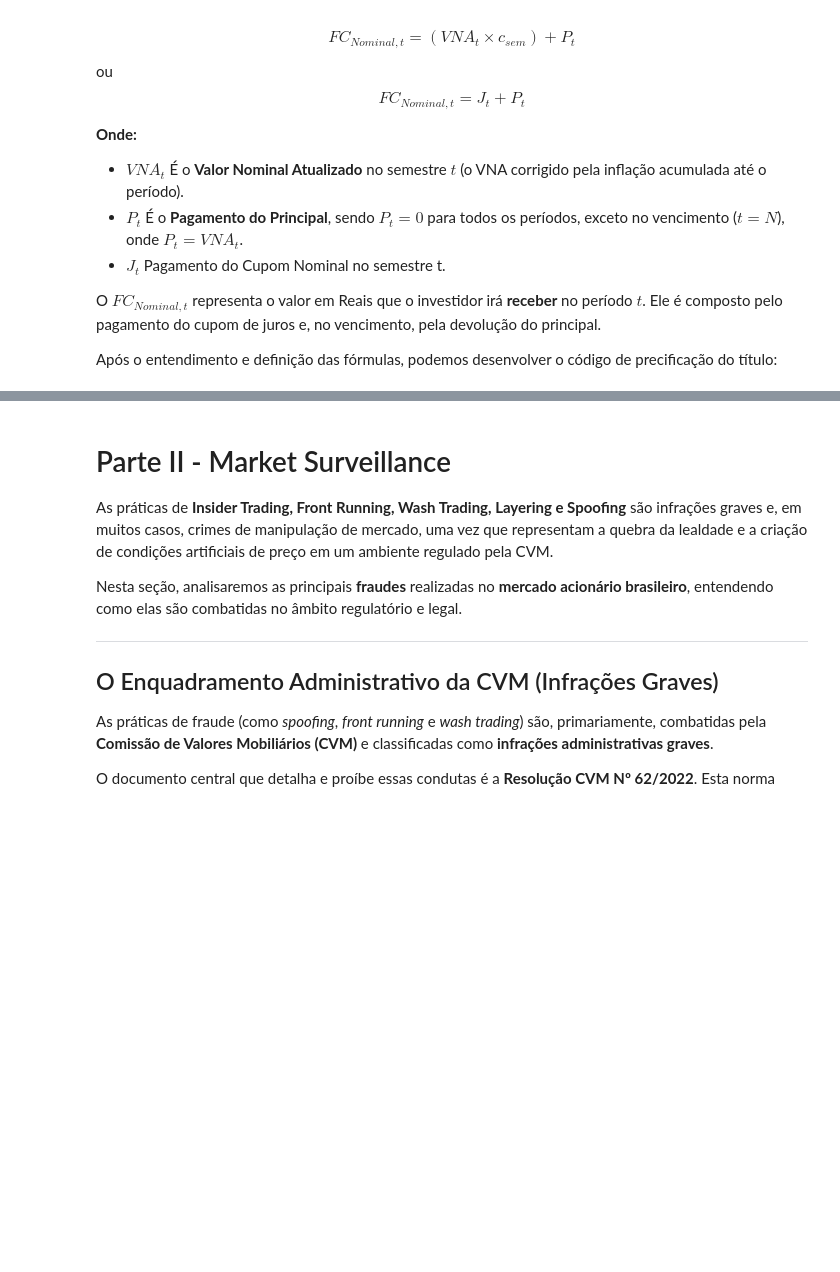
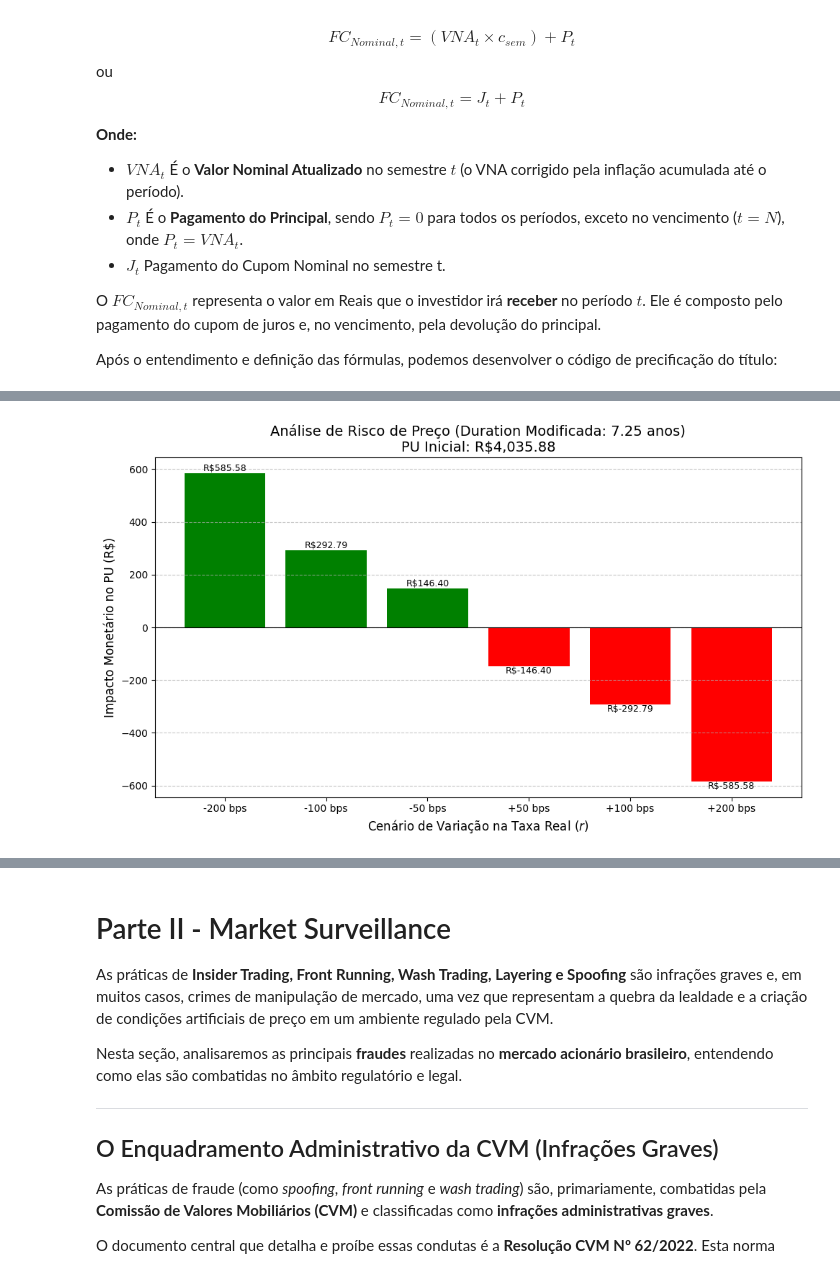
Before and after one commit to nicolasquant/Cases, a Jupyter notebook: Case_Kinea/Case_Kinea_Nicolas_Cenedesi.ipynb, the cells around one changed output, grey strips where cells are left out. Cells and saved outputs as stored; diff of their text form; code cells hidden in the pictures; blank space fills up the shorter version.

```diff
--- a/Case_Kinea/Case_Kinea_Nicolas_Cenedesi.ipynb
+++ b/Case_Kinea/Case_Kinea_Nicolas_Cenedesi.ipynb
@@ -378,0 +420,76 @@ Duration em Semestres: 15.05 semestres
+# %%
+# ----------------------------------------------------
+#             CÁLCULO DA DURATION MODIFICADA
+# ----------------------------------------------------
+
+# Duration Modificada em semestres
+d_mod_semestres = Duration / (1 + r_semestral)
+
+# Duration Modificada em anos
+d_mod_anos = d_mod_semestres / 2
+
+# ----------------------------------------------------
+#             ANÁLISE DE RISCO (SENSIBILIDADE)
+# ----------------------------------------------------
+
+# PU inicial (base para a análise)
+pu_base = pu_resultado
+
+# Cenários de variação na taxa real anual (em pontos base)
+choques_bp = [-200, -100, -50, 50, 100, 200] # Ex: -200 bps, -100 bps, etc.
+
+# Converter choques de bps para variação percentual anual
+choques_percentual_anual = [choque / 10000 for choque in choques_bp]
+
+# Calcular o impacto estimado no PU para cada choque (usando a Duration Modificada)
+# Formula simplificada: % Variação PU ≈ - D_Mod_anos * (% Variação Taxa Anual)
+variacao_percentual = [-d_mod_anos * choque * 100 for choque in choques_percentual_anual]
+
+# Calcular o impacto monetário estimado no PU
+impacto_monetario = [(var / 100) * pu_base for var in variacao_percentual]
+
+# Rótulos para o gráfico e output
+rotulos = [f"{choque:+.0f} bps" for choque in choques_bp]
+
+# ----------------------------------------------------
+#            PLOTAGEM DA ANÁLISE DE RISCO
+# ----------------------------------------------------
+
+plt.figure(figsize=(10, 6))
+
+# Barras representando o impacto monetário
+bars = plt.bar(rotulos, impacto_monetario, color=['green' if imp >= 0 else 'red' for imp in impacto_monetario])
+
+# Adicionar rótulos de valor nas barras
+for bar in bars:
+    yval = bar.get_height()
+    plt.text(bar.get_x() + bar.get_width()/2, yval, f'R${yval:,.2f}', va='bottom' if yval >= 0 else 'top', ha='center', fontsize=9)
+
+
+plt.xlabel('Cenário de Variação na Taxa Real ($r$)', fontsize=12)
+plt.ylabel('Impacto Monetário no PU (R$)', fontsize=12)
+plt.title(
+    f'Análise de Risco de Preço (Duration Modificada: {d_mod_anos:.2f} anos)\nPU Inicial: R${pu_base:,.2f}',
+    fontsize=14
+)
+plt.axhline(0, color='black', linewidth=0.8)
+plt.grid(axis='y', linestyle='--', alpha=0.7)
+plt.tight_layout()
+plt.show()
+
+# ----------------------------------------------------
+#               OUTPUT CONSOLIDADO
+# ----------------------------------------------------
+
+print("\n" + "=" * 50)
+print(f"DURATION MODIFICADA (Fator de Risco): {d_mod_anos:.4f} anos")
+print(f"PU Inicial Estimado: R$ {pu_base:,.2f}")
+print("-" * 50)
+print("IMPACTO ESTIMADO NO PU PARA CHOQUES DE TAXA:")
+print("-" * 50)
+
+for rotulo, perc in zip(rotulos, variacao_percentual):
+    print(f"{rotulo:<20}: {perc:+.2f}%")
+print("=" * 50)
+# %% [output]
+[figure, added]
```
Also changed, not shown: parts of 12 cells of this notebook.
